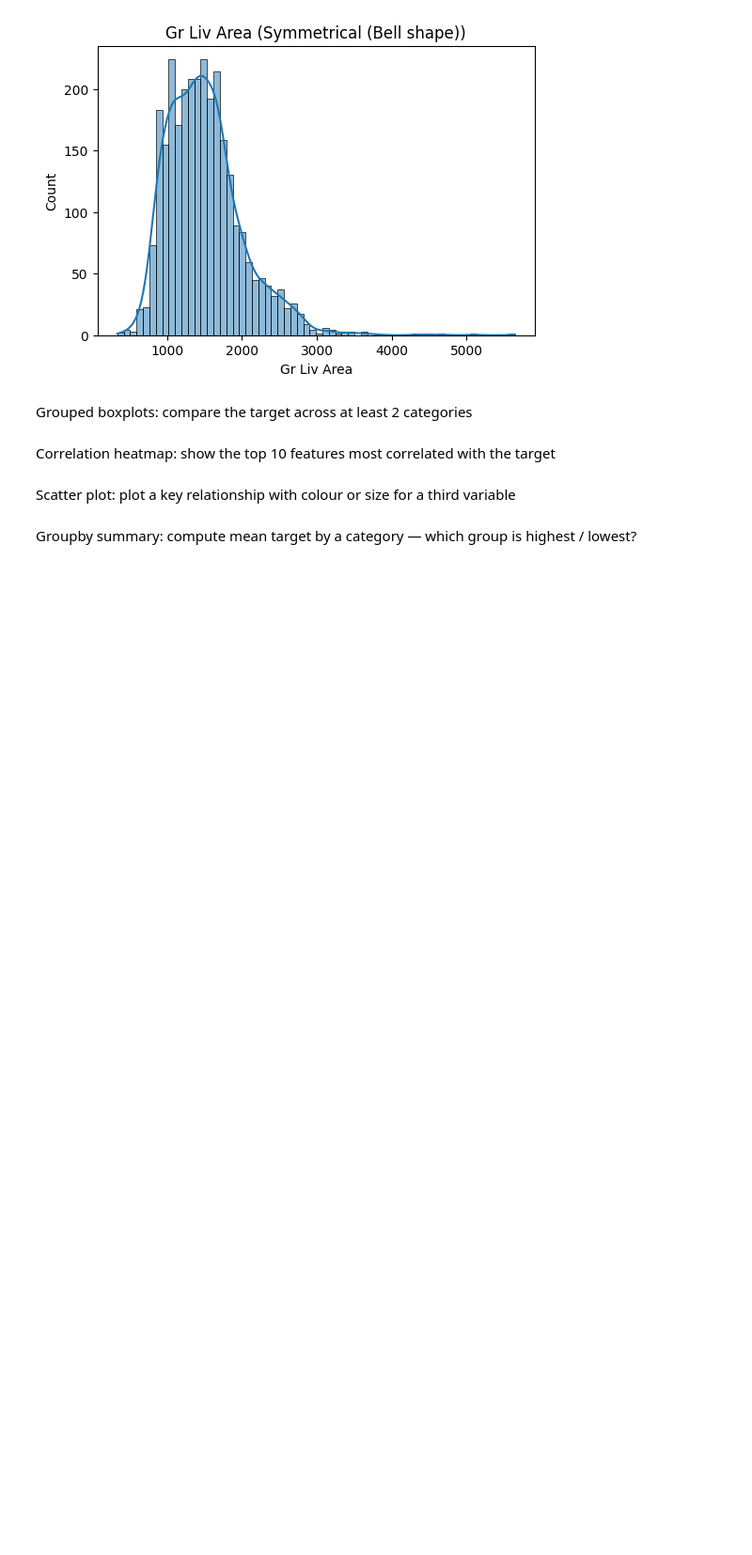
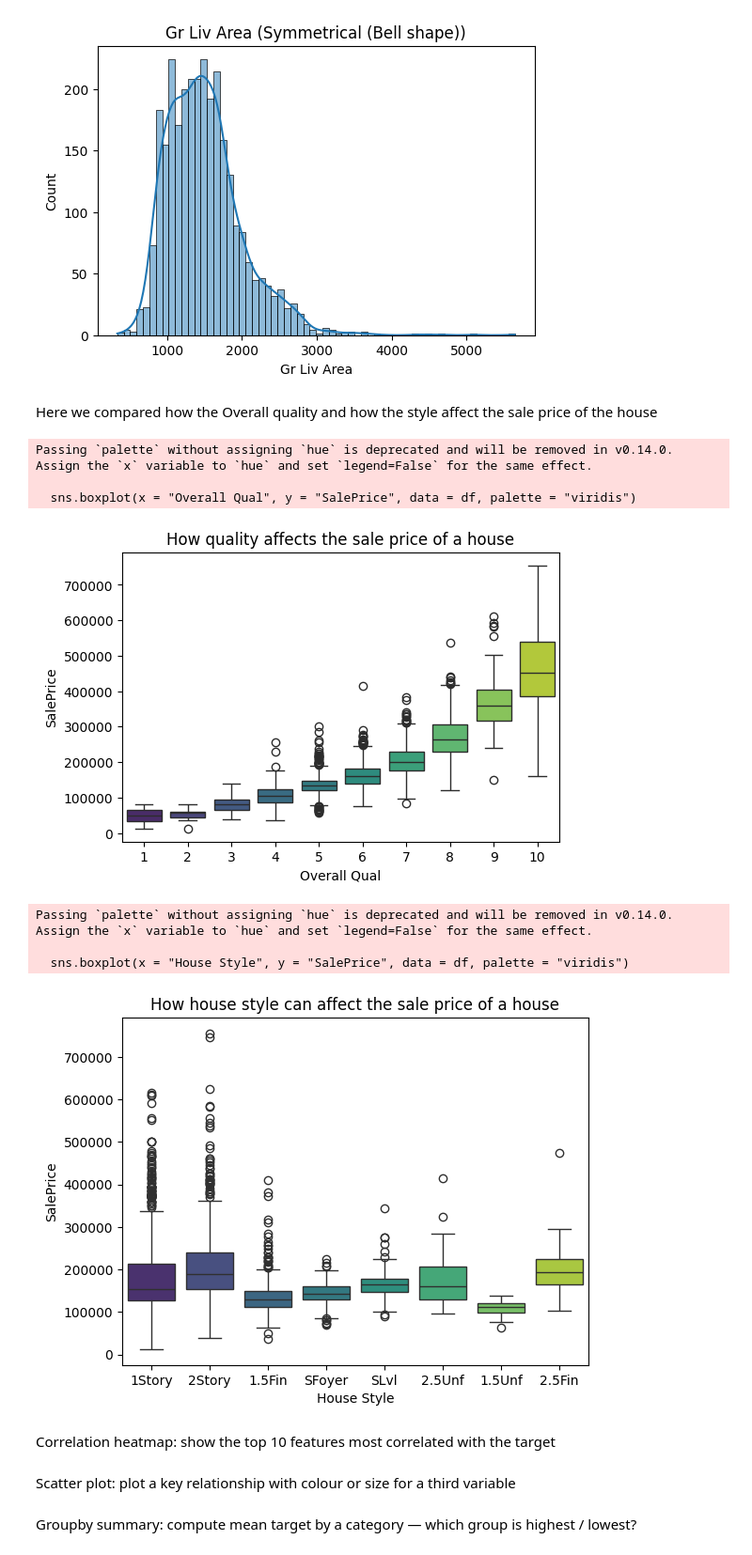
Before and after one commit to Eyadalmiman/Student-Capstone-Project, a Jupyter notebook: 03_eda.ipynb, the cells around one changed output. Shown at 94% size. Cells and saved outputs as stored; diff of their text form; code cells hidden in the pictures; blank space fills up the shorter version.

```diff
--- a/03_eda.ipynb
+++ b/03_eda.ipynb
@@ -33,7 +33,24 @@ plt.show()
 [figure]
 [figure]
 # %% [markdown]
-Grouped boxplots: compare the target across at least 2 categories
+Here we compared how the Overall quality and how the style affect the sale price of the house
+# %%
+plt.figure(figsize = (6,4))
+sns.boxplot(x = "Overall Qual", y = "SalePrice", data = df, palette = "viridis")
+plt.title("How quality affects the sale price of a house")
+plt.show()
+sns.boxplot(x = "House Style", y = "SalePrice", data = df, palette = "viridis")
+plt.title("How house style can affect the sale price of a house")
+plt.show()
+# %% [output]
+Passing `palette` without assigning `hue` is deprecated and will be removed in v0.14.0. Assign the `x` variable to `hue` and set `legend=False` for the same effect.
+
+  sns.boxplot(x = "Overall Qual", y = "SalePrice", data = df, palette = "viridis")
+[figure, added]
+Passing `palette` without assigning `hue` is deprecated and will be removed in v0.14.0. Assign the `x` variable to `hue` and set `legend=False` for the same effect.
+
+  sns.boxplot(x = "House Style", y = "SalePrice", data = df, palette = "viridis")
+[figure, added]
 # %% [markdown]
 Correlation heatmap: show the top 10 features most correlated with the target
 # %% [markdown]
```
